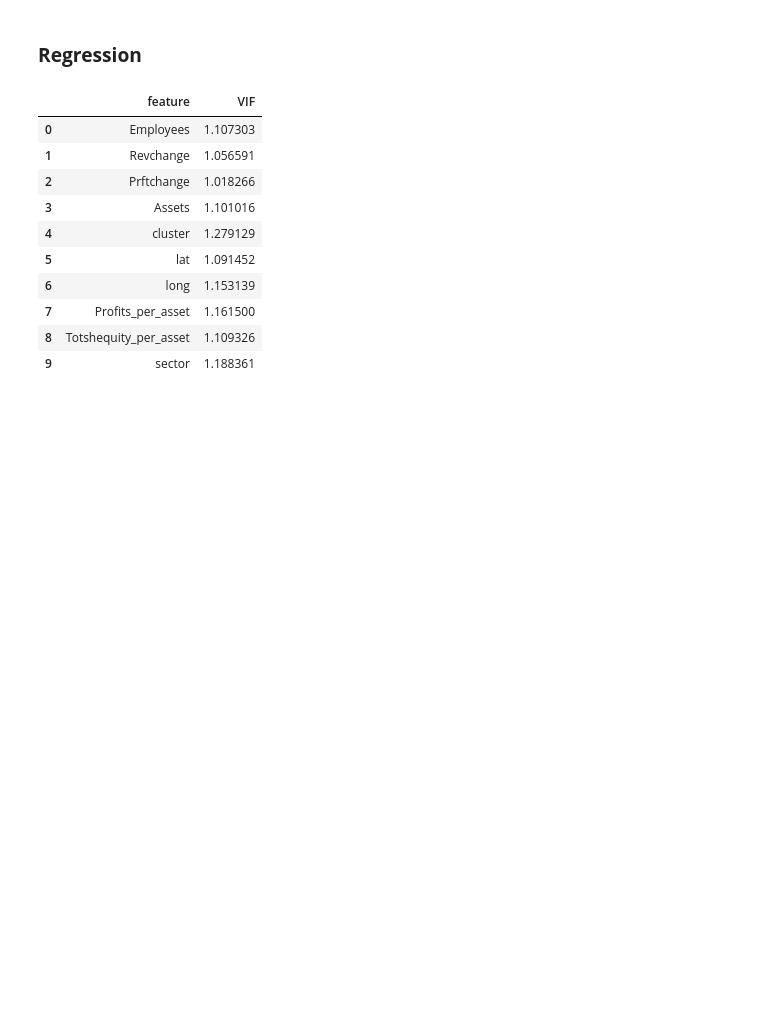
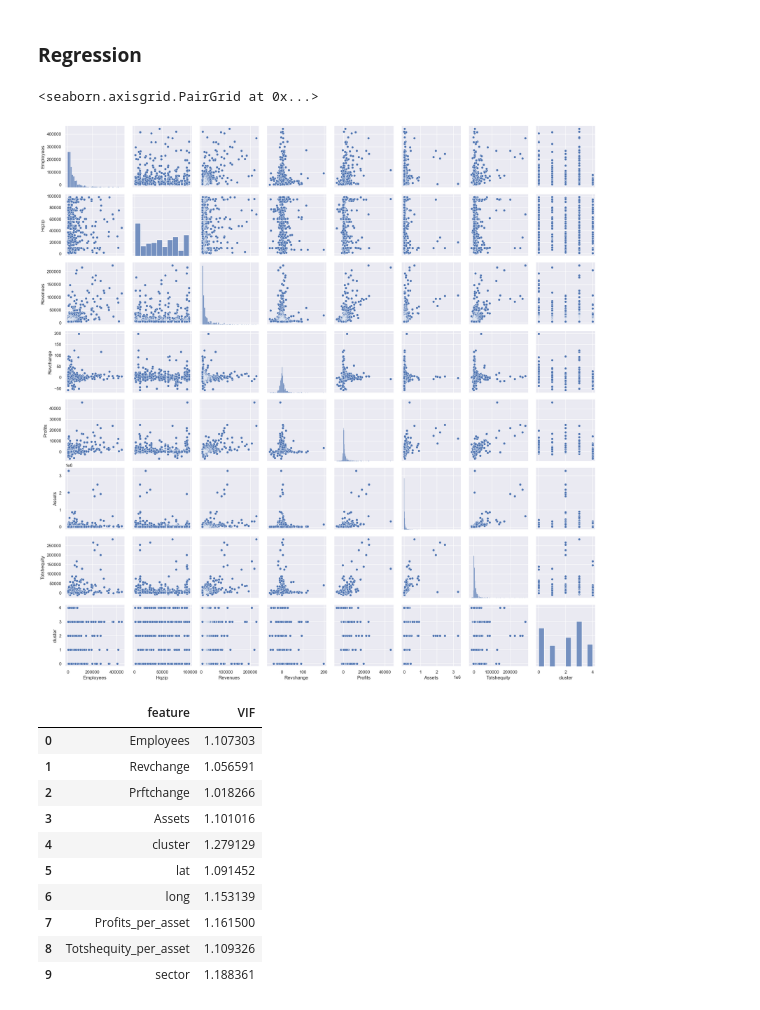
Before and after one commit to sourasen1011/Learning_From_Data, a Jupyter notebook: Fortune_500/main.ipynb, the cells around one changed output. Drawn from its saved outputs; the diff is of its cells as text; code cells hidden in the pictures; blank space fills up the shorter version.

```diff
--- a/Fortune_500/main.ipynb
+++ b/Fortune_500/main.ipynb
@@ -377,4 +366,9 @@ X = frt_500[[col for col in frt_500.columns if col!="Revenues"]]
 y = frt_500["Revenues"]
 
 X_train, X_test, y_train, y_test = train_test_split(X, y, test_size=0.3)
+# %%
+sns.pairplot(frt_500)
+# %% [output]
+<seaborn.axisgrid.PairGrid at 0x...>
+[figure, added]
 # %%
```
Also changed, not shown: parts of 28 cells of this notebook, 2 other files.
